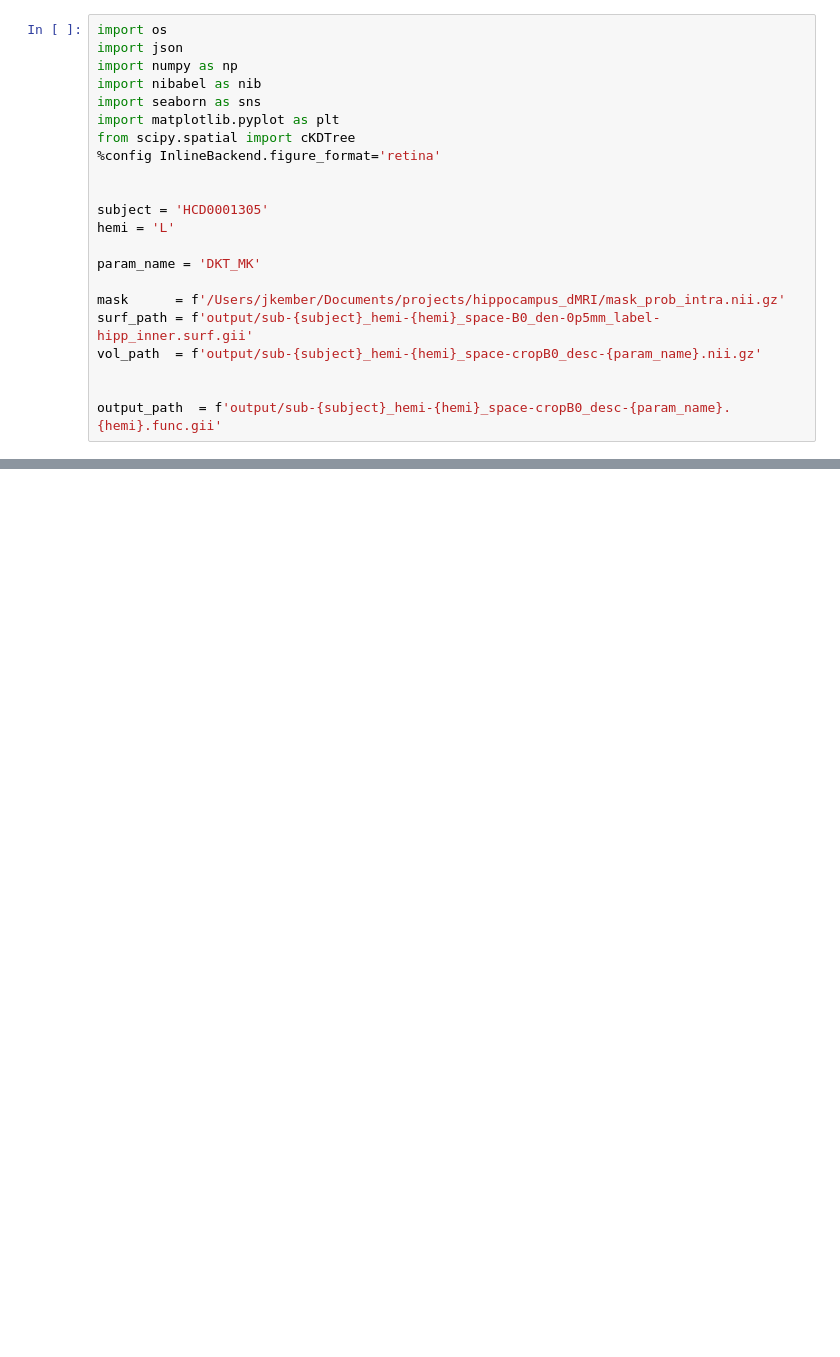
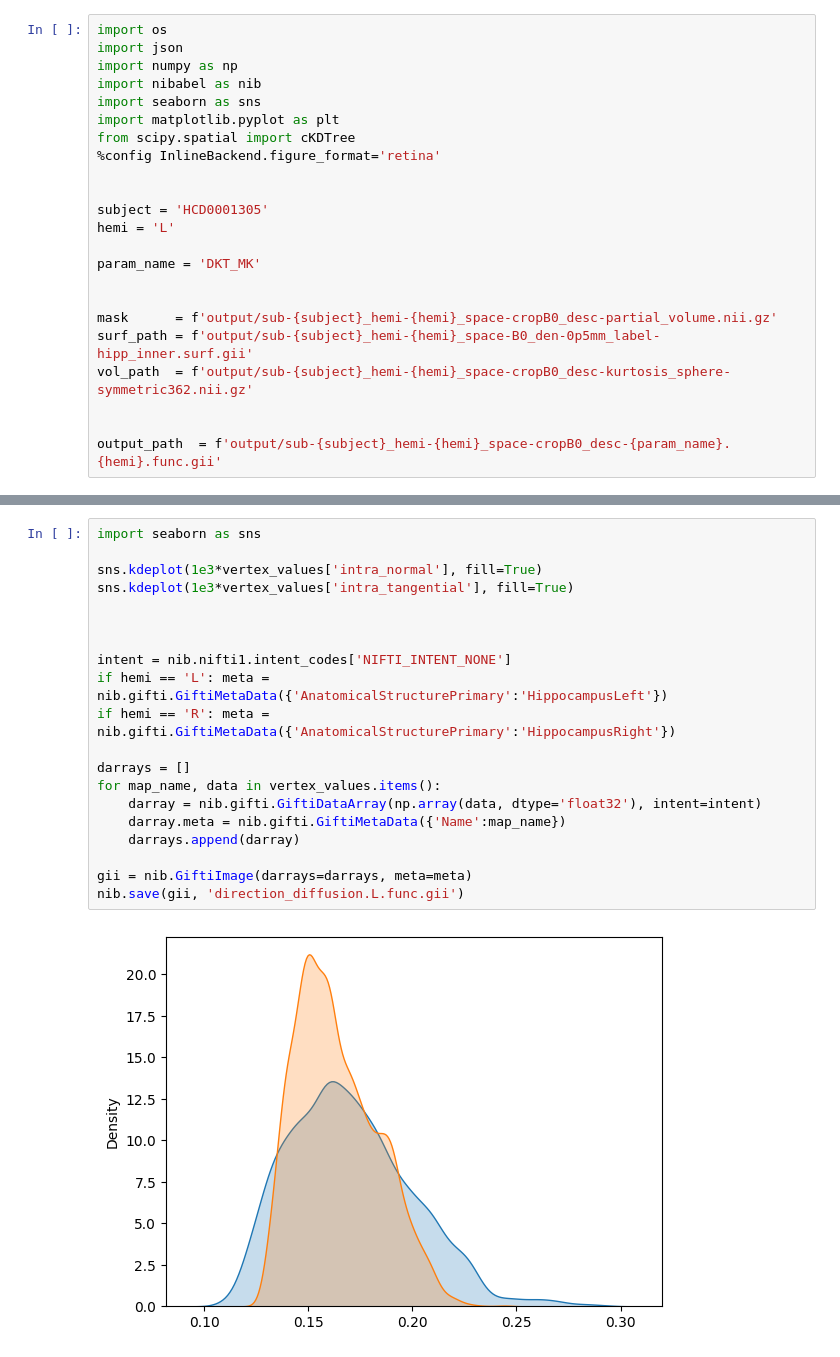
Before and after one commit to JonahKember/hippocampus_dMRI, a Jupyter notebook: volume_to_surface.ipynb, the cells around one changed output, grey strips where cells are left out. Drawn from its saved outputs; the diff is of its cells as text; blank space fills up the shorter version.

```diff
--- a/volume_to_surface.ipynb
+++ b/volume_to_surface.ipynb
@@ -14,9 +14,10 @@ hemi = 'L'
 
 param_name = 'DKT_MK'
 
-mask      = f'/Users/jkember/Documents/projects/hippocampus_dMRI/mask_prob_intra.nii.gz'
+
+mask      = f'output/sub-{subject}_hemi-{hemi}_space-cropB0_desc-partial_volume.nii.gz'
 surf_path = f'output/sub-{subject}_hemi-{hemi}_space-B0_den-0p5mm_label-hipp_inner.surf.gii'
-vol_path  = f'output/sub-{subject}_hemi-{hemi}_space-cropB0_desc-{param_name}.nii.gz'
+vol_path  = f'output/sub-{subject}_hemi-{hemi}_space-cropB0_desc-kurtosis_sphere-symmetric362.nii.gz'
 
 
 output_path  = f'output/sub-{subject}_hemi-{hemi}_space-cropB0_desc-{param_name}.{hemi}.func.gii'
@@ -97,0 +291,22 @@ nib.save(gii, output_path)
+# %%
+import seaborn as sns
+
+sns.kdeplot(1e3*vertex_values['intra_normal'], fill=True)
+sns.kdeplot(1e3*vertex_values['intra_tangential'], fill=True)
+
+
+
+intent = nib.nifti1.intent_codes['NIFTI_INTENT_NONE']
+if hemi == 'L': meta = nib.gifti.GiftiMetaData({'AnatomicalStructurePrimary':'HippocampusLeft'})
+if hemi == 'R': meta = nib.gifti.GiftiMetaData({'AnatomicalStructurePrimary':'HippocampusRight'})
+
+darrays = []
+for map_name, data in vertex_values.items():
+    darray = nib.gifti.GiftiDataArray(np.array(data, dtype='float32'), intent=intent)
+    darray.meta = nib.gifti.GiftiMetaData({'Name':map_name})
+    darrays.append(darray)
+
+gii = nib.GiftiImage(darrays=darrays, meta=meta)
+nib.save(gii, 'direction_diffusion.L.func.gii')
+# %% [output]
+[figure, added]
```
Also changed, not shown: parts of 9 cells of this notebook, 6 other files.
